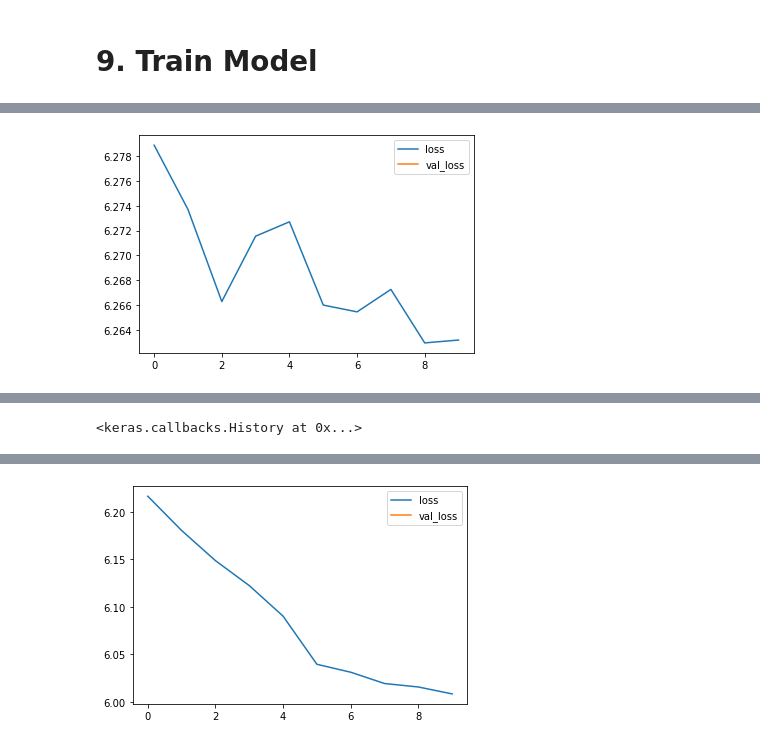
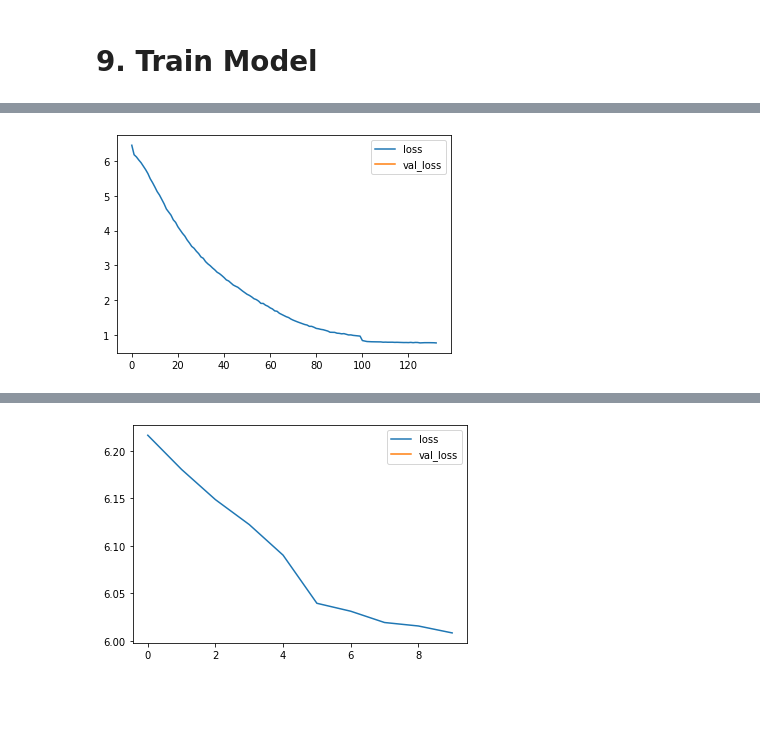
Before and after one commit to MJ199999/-SW-, a Jupyter notebook: code/train.ipynb, the cells around one changed output, grey strips where cells are left out. Drawn from its saved outputs; the diff is of its cells as text; code cells hidden in the pictures; blank space fills up the shorter version.

```diff
--- a/code/train.ipynb
+++ b/code/train.ipynb
@@ -84,2 +47,2 @@ If your task is similar to the task the model of the checkpoint was trained on,
 # %%
-# gpt3_model = TFAutoModelForCausalLM.from_pretrained('/gdrive/MyDrive/Colab Notebooks/sw-project/SW-Project/skt-ko-gpt-trinity-1.2B-v0.5-3/')
+gpt3_model = TFAutoModelForCausalLM.from_pretrained('/gdrive/MyDrive/Colab Notebooks/sw-project/SW-Project/skt-ko-gpt-trinity-1.2B-v0.5-new-2/')
@@ -249,7 +217,10 @@ plot_losses = PlotLosses()
 # %%
 def scheduler(epoch, lr):
 
-  if epoch == 5:
+  if epoch == 100:
+    lr = lr*0.1
+    print("learning rate changed at epcoh {} as {}".format(epoch, lr))
+  if epoch == 175:
     lr = lr*0.1
     print("learning rate changed at epcoh {} as {}".format(epoch, lr))
   return lr
@@ -260,5 +231,5 @@ lr_scheduler = LearningRateScheduler(scheduler)
 # %% [markdown]
 # 9. Train Model
 # %%
-gpt3_model.fit(train_X_1, train_y, epochs=10, batch_size=4, callbacks=[plot_losses])
+gpt3_model.fit(train_X_1, train_y, epochs=200, batch_size=4, callbacks=[plot_losses, lr_scheduler])
 # %% [output]
@@ -268,5 +239,5 @@ loss =  6.3022332191467285 , val_loss =  None
 <keras.callbacks.History at 0x...>
 # %%
-gpt3_model.fit(train_X_2, train_y, epochs=10, batch_size=4, callbacks=[plot_losses, lr_scheduler])
+gpt3_model.fit(train_X_2, train_y, epochs=200, batch_size=4, callbacks=[plot_losses, lr_scheduler])
 # %% [output]
-[figure, old version]
+[figure, new version]
@@ -275,2 +247 @@ loss =  6.263184547424316 , val_loss =  None
-<keras.callbacks.History at 0x...>
 # %%
```
Also changed, not shown: parts of 17 cells of this notebook.
